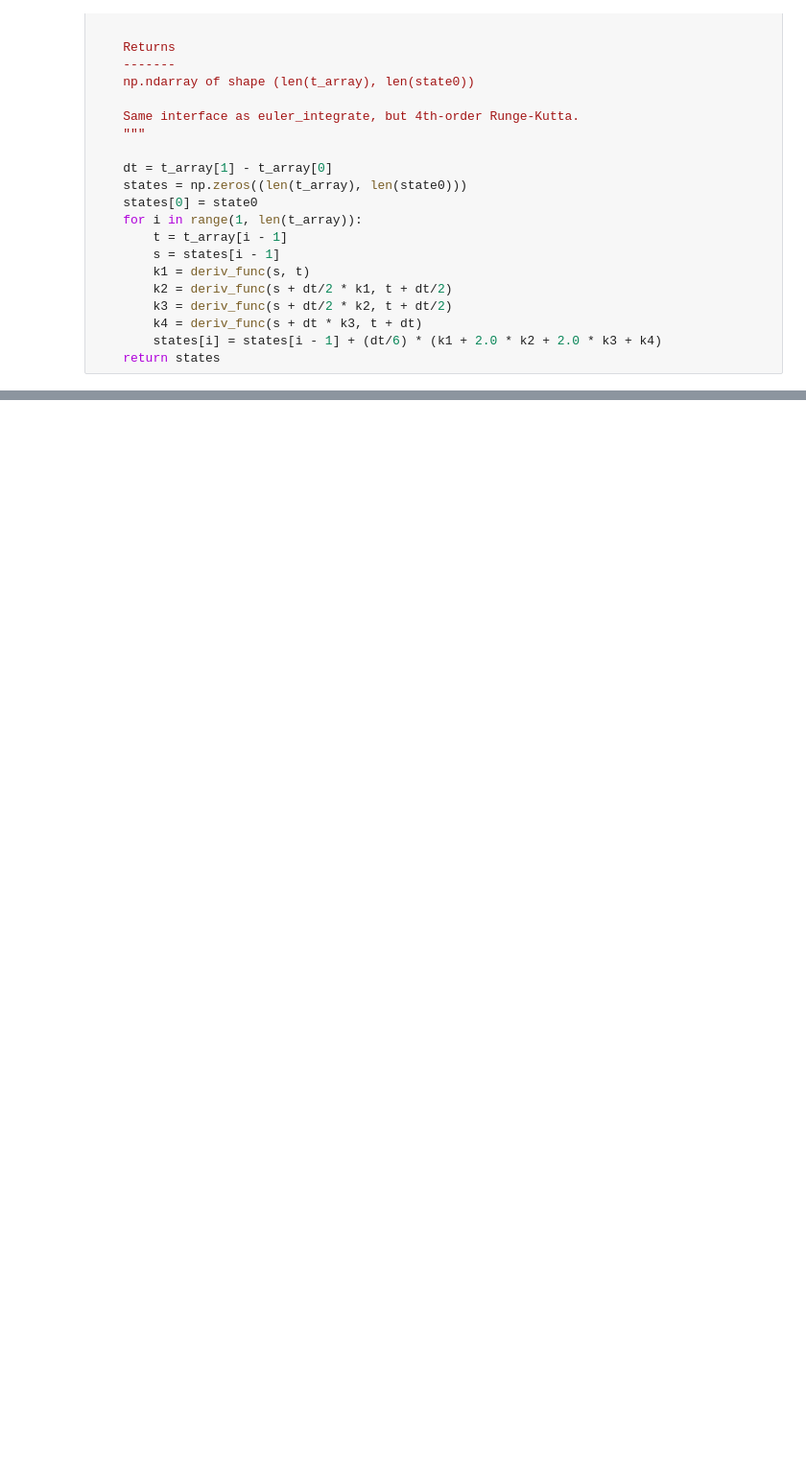
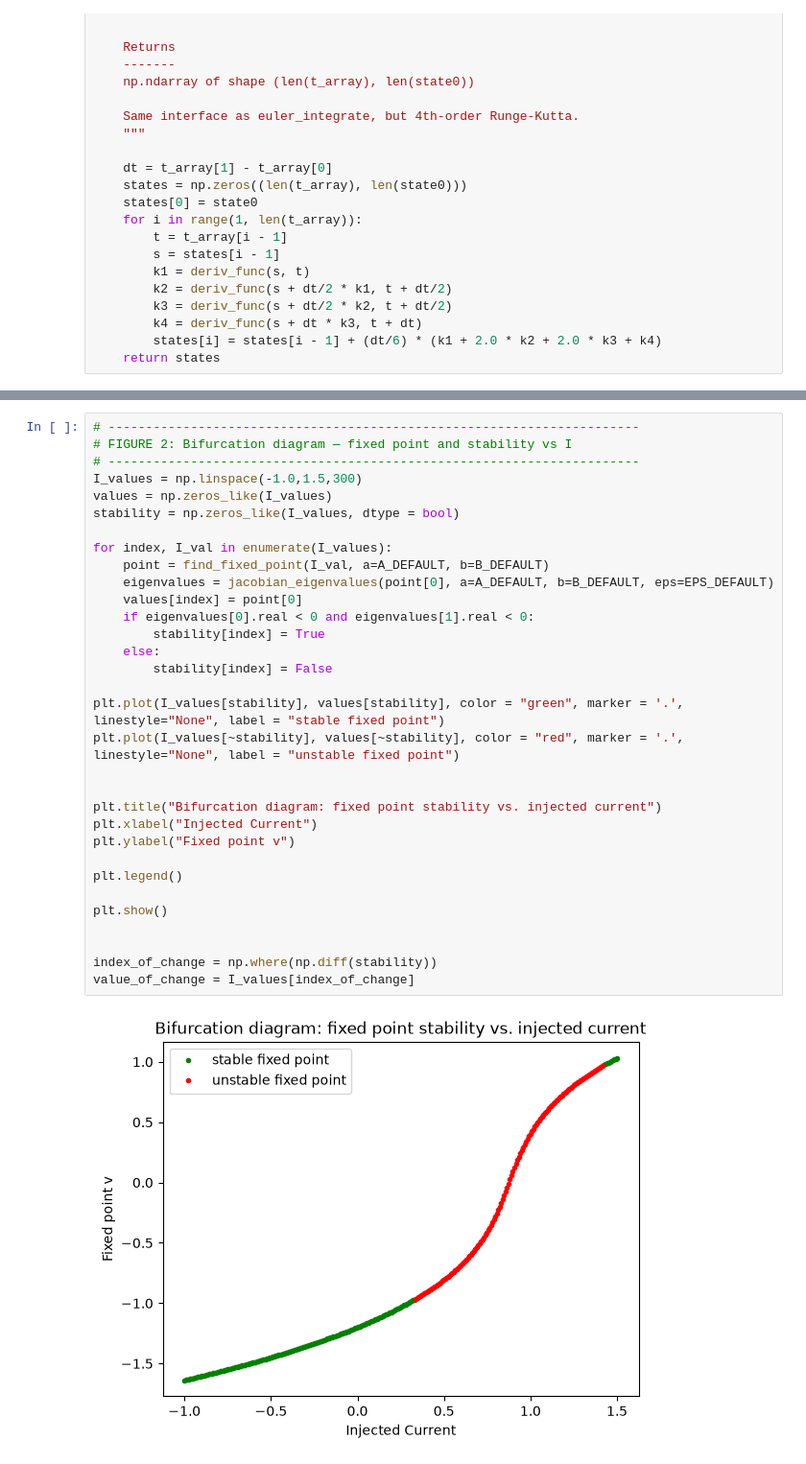
Before and after one commit to bzhu-neuro/hodgkin-huxley-neuron, a Jupyter notebook: notebooks/phase-plane.ipynb, the cells around one changed output, grey strips where cells are left out. Shown at 96% size. Drawn from its saved outputs; the diff is of its cells as text; blank space fills up the shorter version.

```diff
--- a/notebooks/phase-plane.ipynb
+++ b/notebooks/phase-plane.ipynb
@@ -298,0 +303,34 @@ plt.show()
+# %%
+# -----------------------------------------------------------------------
+# FIGURE 2: Bifurcation diagram — fixed point and stability vs I
+# -----------------------------------------------------------------------
+I_values = np.linspace(-1.0,1.5,300)
+values = np.zeros_like(I_values)
+stability = np.zeros_like(I_values, dtype = bool)
+
+for index, I_val in enumerate(I_values):
+    point = find_fixed_point(I_val, a=A_DEFAULT, b=B_DEFAULT)
+    eigenvalues = jacobian_eigenvalues(point[0], a=A_DEFAULT, b=B_DEFAULT, eps=EPS_DEFAULT)
+    values[index] = point[0]
+    if eigenvalues[0].real < 0 and eigenvalues[1].real < 0:
+        stability[index] = True
+    else:
+        stability[index] = False
+
+plt.plot(I_values[stability], values[stability], color = "green", marker = '.', linestyle="None", label = "stable fixed point")
+plt.plot(I_values[~stability], values[~stability], color = "red", marker = '.', linestyle="None", label = "unstable fixed point")
+
+
+plt.title("Bifurcation diagram: fixed point stability vs. injected current")
+plt.xlabel("Injected Current")
+plt.ylabel("Fixed point v")
+
+plt.legend()
+
+plt.show()
+
+
+index_of_change = np.where(np.diff(stability))
+value_of_change = I_values[index_of_change]
+# %% [output]
+[figure, added]
```
Also changed, not shown: parts of 2 cells of this notebook, 12 other files.
